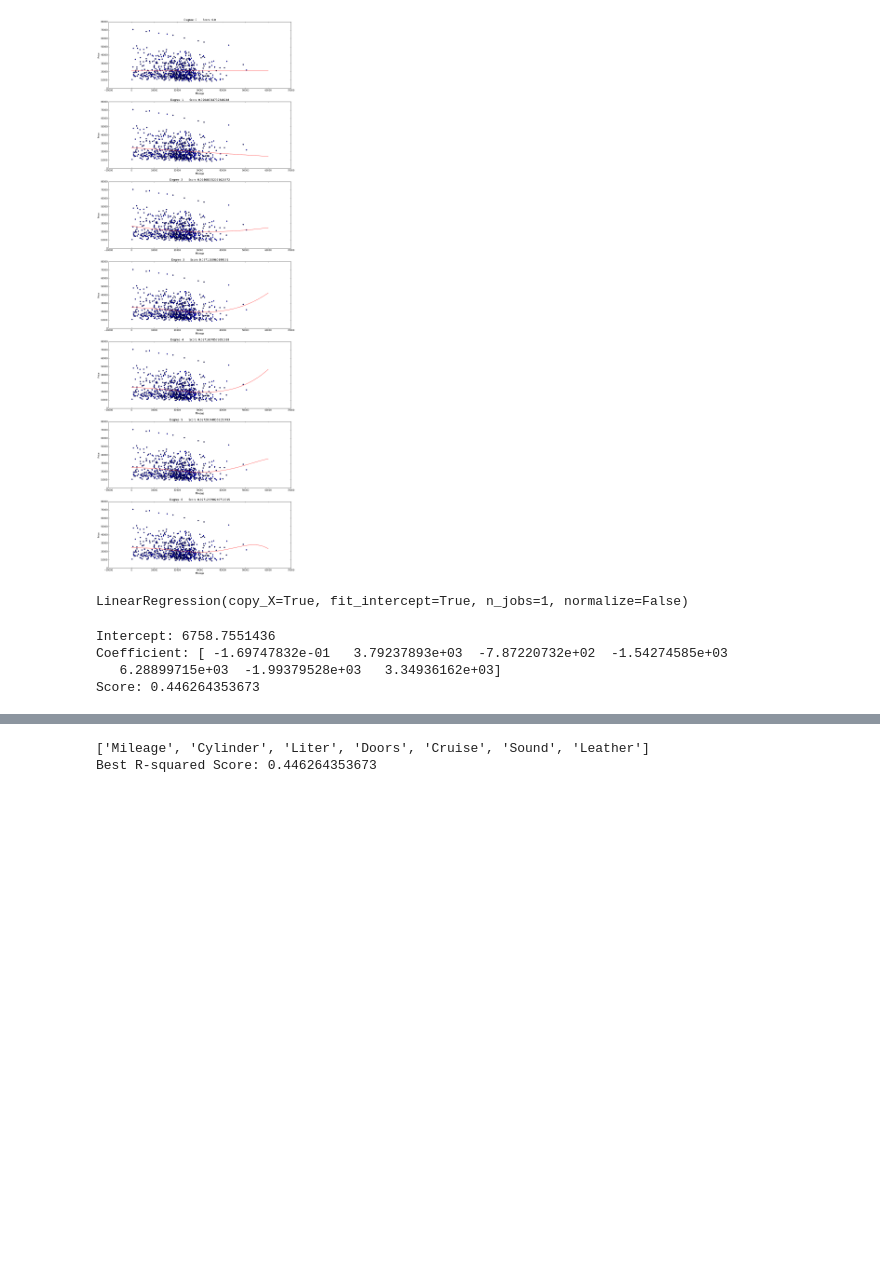
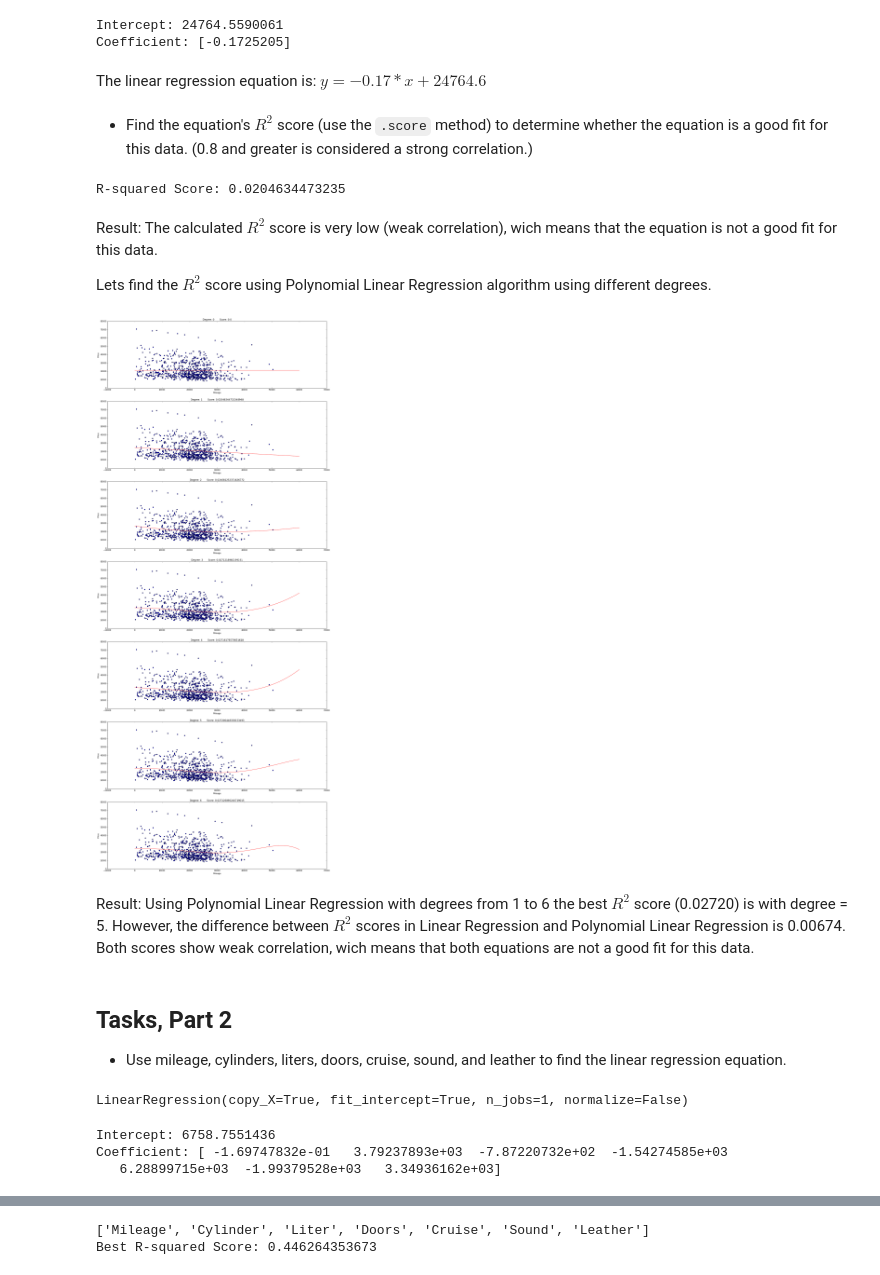
Before and after one commit to ArtyomMinsk/car_worth_linear_regression, a Jupyter notebook: car-worth.ipynb, the cells around one changed output, grey strips where cells are left out. Cells and saved outputs as stored; diff of their text form; code cells hidden in the pictures; blank space fills up the shorter version.

```diff
--- a/car-worth.ipynb
+++ b/car-worth.ipynb
@@ -59,27 +54,52 @@ retail_price_data.head()
+# %%
+print('Intercept:', linreg.intercept_)
+print('Coefficient:', linreg.coef_)
+# %% [output]
+Intercept: 24764.5590061
+Coefficient: [-0.1725205]
+# %% [markdown]
+The linear regression equation is: $y = -0.17*x + 24764.6$
+# %% [markdown]
+- Find the equation's $R^2$ score (use the `.score` method) to determine whether the
+equation is a good fit for this data. (0.8 and greater is considered a strong correlation.)
+# %%
+print('R-squared Score:', linreg.score(X, y))
+# %% [output]
+R-squared Score: 0.0204634473235
+# %% [markdown]
+Result: The calculated $R^2$ score is very low (weak correlation), wich means that the equation is not a good fit for this data.
+
+Lets find the $R^2$ score using Polynomial Linear Regression algorithm using different degrees.
 # %%
 feature_cols = ['Mileage']
 X = retail_price_data[feature_cols]
 y = retail_price_data['Price']
 
 degrees = 7
-fig, axs = plt.subplots(degrees, figsize = (15, 45))
+fig, axs = plt.subplots(degrees, figsize = (20, 50))
 linreg = LinearRegression()
 
 for degree in range(degrees):
 
     model = make_pipeline(PolynomialFeatures(degree), linreg)
     model.fit(X, y)
 
     subplot = axs[degree]
     subplot.scatter(X, y)
     xs = range(60000)
     subplot.plot(xs, model.predict([[k] for k in xs]), color='red')
     r_score = model.score(X, y)
     subplot.set_xlabel('Mileage')
     subplot.set_ylabel('Price')
     subplot.set_title('Degree: {}       Score: {}'.format(degree, r_score))
 # %% [output]
-[figure, old version]
+[figure, new version]
+# %% [markdown]
+Result: Using Polynomial Linear Regression with degrees from 1 to 6 the best $R^2$ score (0.02720) is with degree = 5. However, the difference between $R^2$ scores in Linear Regression and Polynomial Linear Regression is 0.00674. Both scores show weak correlation, wich means that both equations are not a good fit for this data.
+# %% [markdown]
+## Tasks, Part 2
+
+- Use mileage, cylinders, liters, doors, cruise, sound, and leather to find the linear regression equation.
 # %%
 columns = ['Mileage', 'Cylinder', 'Liter', 'Doors', 'Cruise', 'Sound', 'Leather']
 X = retail_price_data[columns]
@@ -90,11 +110,9 @@ linreg2.fit(X, y)
 # %% [output]
 LinearRegression(copy_X=True, fit_intercept=True, n_jobs=1, normalize=False)
 # %%
-print('Intercept:', linreg2.intercept_)
-print('Coefficient:', linreg2.coef_)
-print('Score:', linreg2.score(X, y))
+print('Intercept:', linreg.intercept_)
+print('Coefficient:', linreg.coef_)
 # %% [output]
 Intercept: 6758.7551436
 Coefficient: [ -1.69747832e-01   3.79237893e+03  -7.87220732e+02  -1.54274585e+03
    6.28899715e+03  -1.99379528e+03   3.34936162e+03]
-Score: 0.446264353673
```
Also changed, not shown: parts of 18 cells of this notebook.
